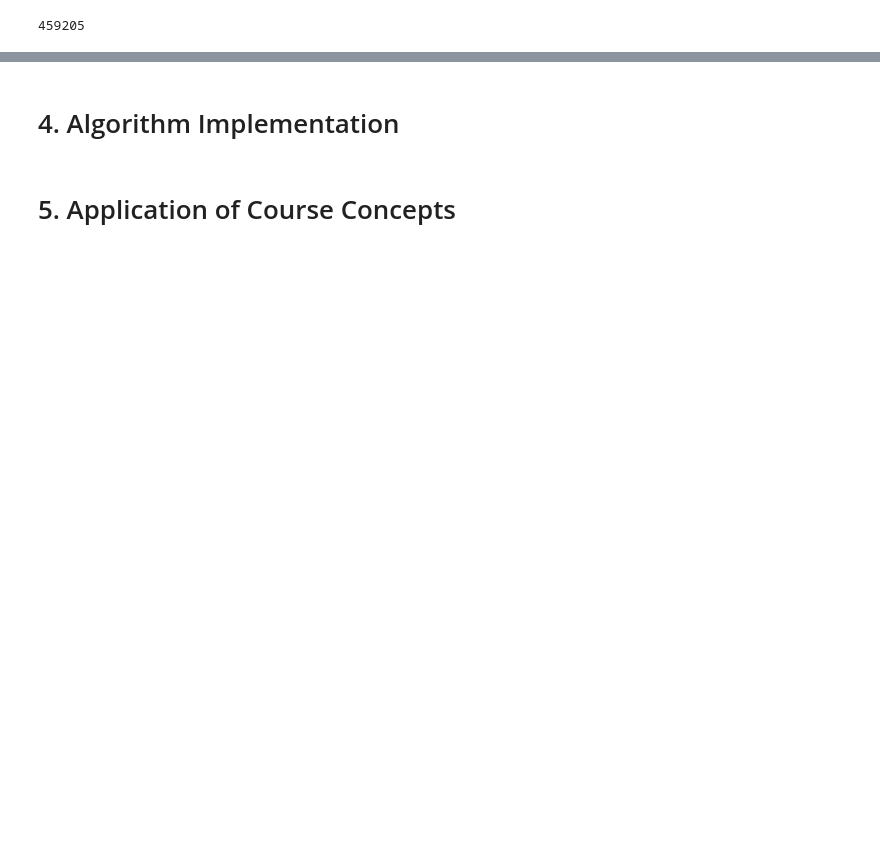
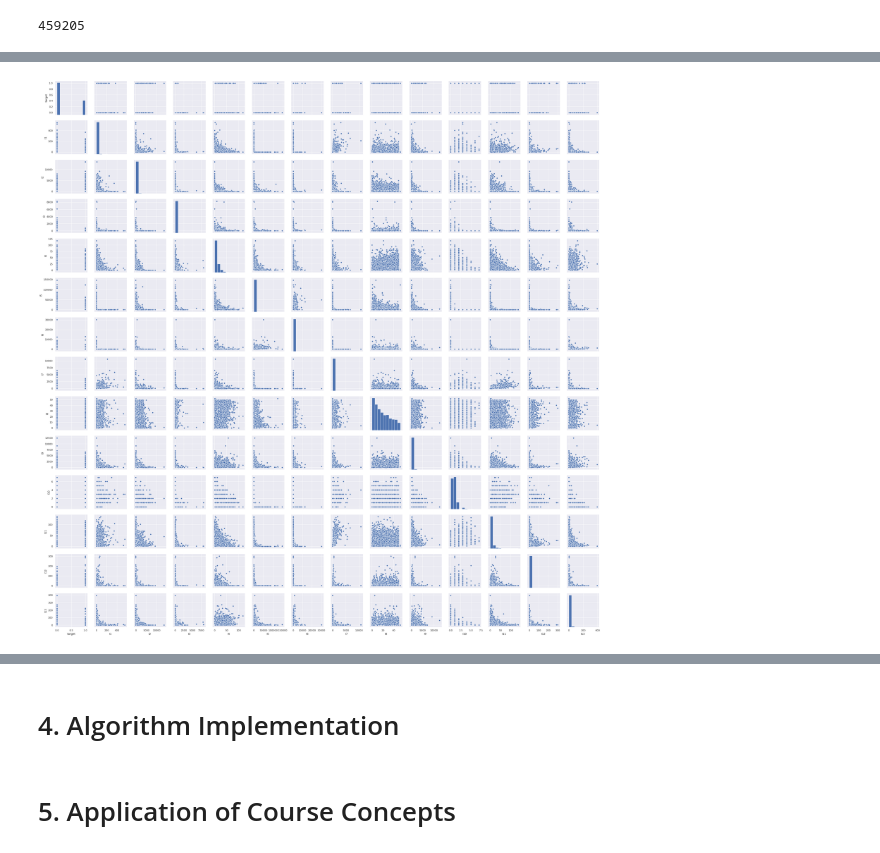
Before and after one commit to ansjory/w261_project, a Jupyter notebook: catherine_fpj_workbook.ipynb, the cells around one changed output, grey strips where cells are left out. Cells and saved outputs as stored; diff of their text form; code cells hidden in the pictures; blank space fills up the shorter version.

```diff
--- a/catherine_fpj_workbook.ipynb
+++ b/catherine_fpj_workbook.ipynb
@@ -201,0 +242,10 @@ for i in range(n):
+# %%
+#scatterplot of numeric features
+sample_pd = sample.toPandas()
+sample_nona = sample_pd.dropna()
+sns.set()
+cols = ['target'] + numeric_features
+sns.pairplot(sample_nona[cols], height = 2.5)
+plt.show()
+# %% [output]
+[figure, added]
```
Also changed, not shown: parts of 23 cells of this notebook.
